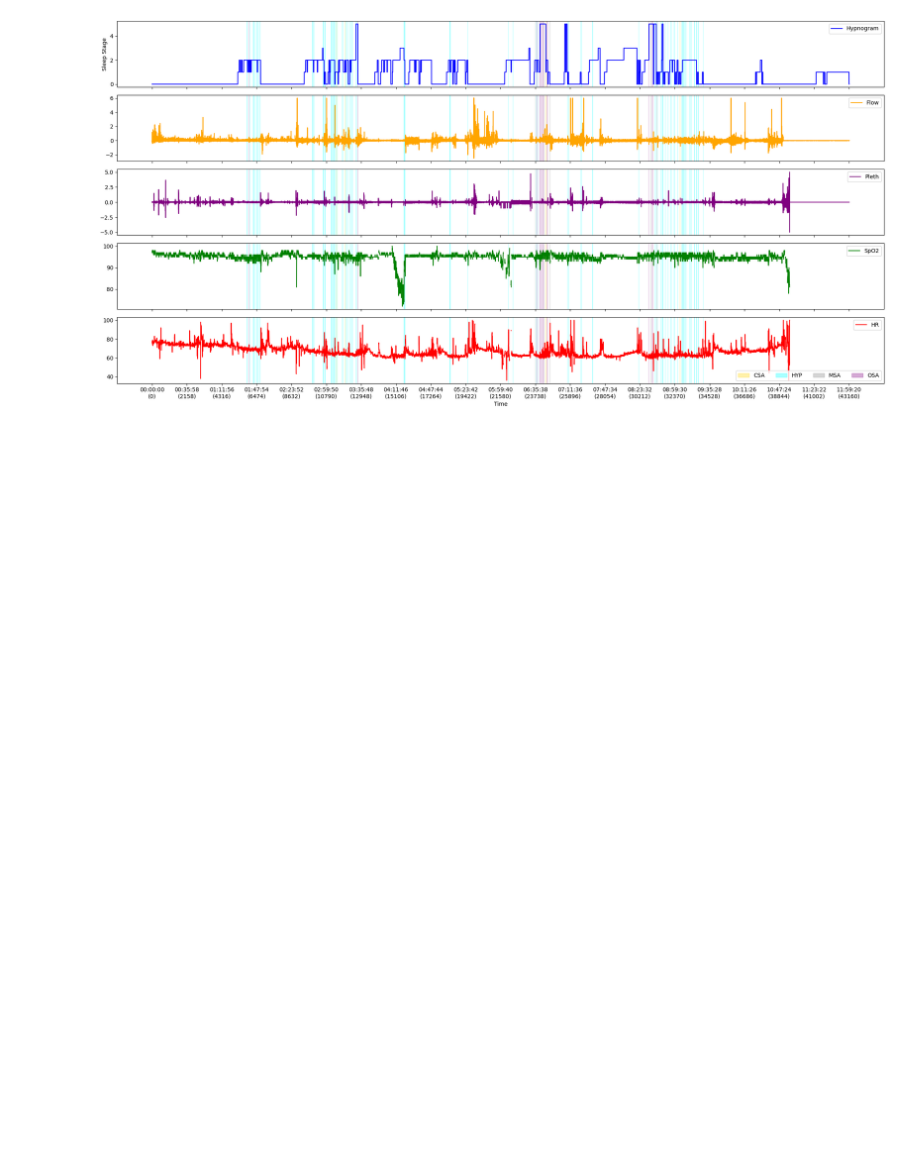
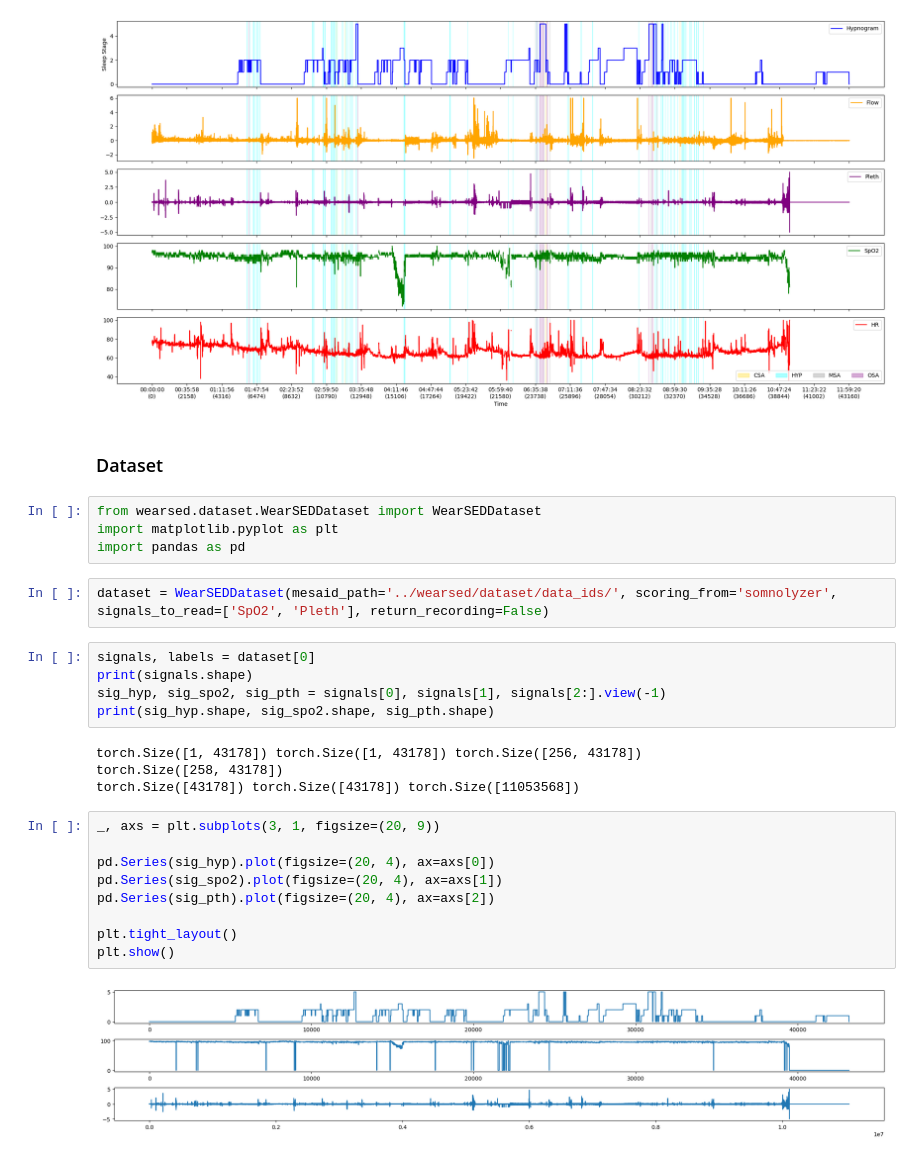
Before and after one commit to JulianBvW/Wearable-Sleep-Event-Detection, a Jupyter notebook: Notebooks/22_new_load_scorings_test.ipynb, the cells around one changed output. Cells and saved outputs as stored; diff of their text form; blank space fills up the shorter version.

Commit message:
Somnolyzer (3/3) - Integration (2/3) - Dataset

```diff
--- a/Notebooks/22_new_load_scorings_test.ipynb
+++ b/Notebooks/22_new_load_scorings_test.ipynb
@@ -51,3 +51,31 @@ r1_somnolyzer = Recording(1, scoring_from='somnolyzer', events_as_list=True)
 r1_somnolyzer.look_at()
 # %% [output]
 [figure]
+# %% [markdown]
+### Dataset
+# %%
+from wearsed.dataset.WearSEDDataset import WearSEDDataset
+import matplotlib.pyplot as plt
+import pandas as pd
+# %%
+dataset = WearSEDDataset(mesaid_path='../wearsed/dataset/data_ids/', scoring_from='somnolyzer', signals_to_read=['SpO2', 'Pleth'], return_recording=False)
+# %%
+signals, labels = dataset[0]
+print(signals.shape)
+sig_hyp, sig_spo2, sig_pth = signals[0], signals[1], signals[2:].view(-1)
+print(sig_hyp.shape, sig_spo2.shape, sig_pth.shape)
+# %% [output]
+torch.Size([1, 43178]) torch.Size([1, 43178]) torch.Size([256, 43178])
+torch.Size([258, 43178])
+torch.Size([43178]) torch.Size([43178]) torch.Size([11053568])
+# %%
+_, axs = plt.subplots(3, 1, figsize=(20, 9))
+
+pd.Series(sig_hyp).plot(figsize=(20, 4), ax=axs[0])
+pd.Series(sig_spo2).plot(figsize=(20, 4), ax=axs[1])
+pd.Series(sig_pth).plot(figsize=(20, 4), ax=axs[2])
+
+plt.tight_layout()
+plt.show()
+# %% [output]
+[figure, added]
```
Also changed, not shown: 5 other files.
